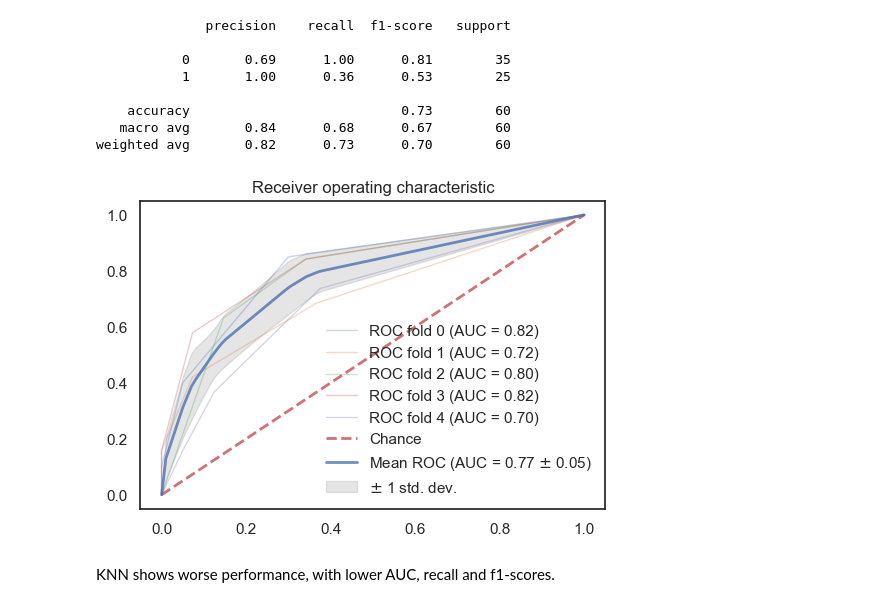
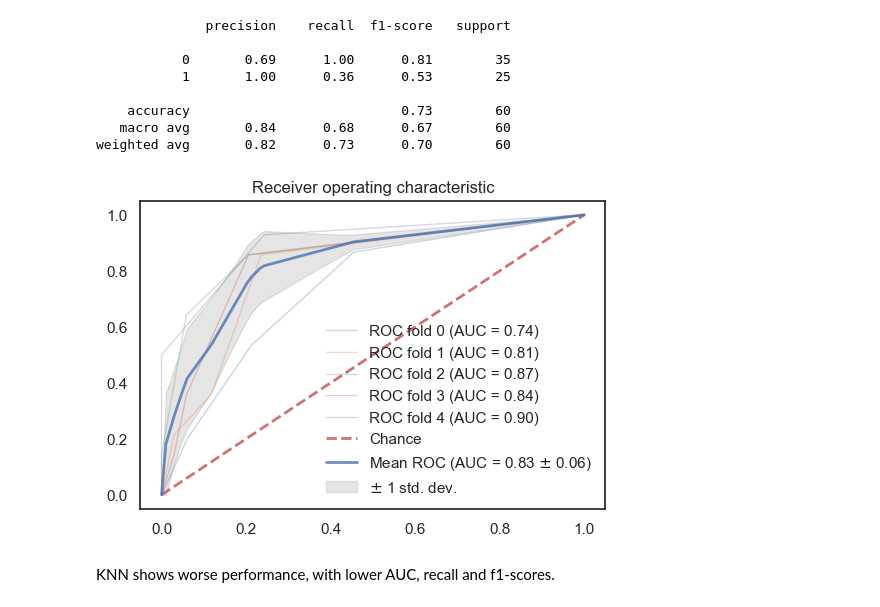
Before and after one commit to SerjWeesp/ml-python, a Jupyter notebook: Classification.ipynb, the cells around one changed output. Cells and saved outputs as stored; diff of their text form; code cells hidden in the pictures.

Commit message:
Fixed the bug in the plot_roc() function

```diff
--- a/Classification.ipynb
+++ b/Classification.ipynb
@@ -734,9 +734,9 @@ print(classification_report(y_test, knn_pred))
 weighted avg       0.82      0.73      0.70        60
 # %%
 classifier =KNeighborsClassifier(n_neighbors = 3)
-plot_roc(X_full_std, y_full, classifier, 5)
+plot_roc(X_train_std, y_train, classifier, 5)
 # %% [output]
-[figure, old version]
+[figure, new version]
 # %% [markdown]
 KNN shows worse performance, with lower AUC, recall and f1-scores.
 # %% [markdown]
```
Also changed, not shown: parts of 7 cells of this notebook.
